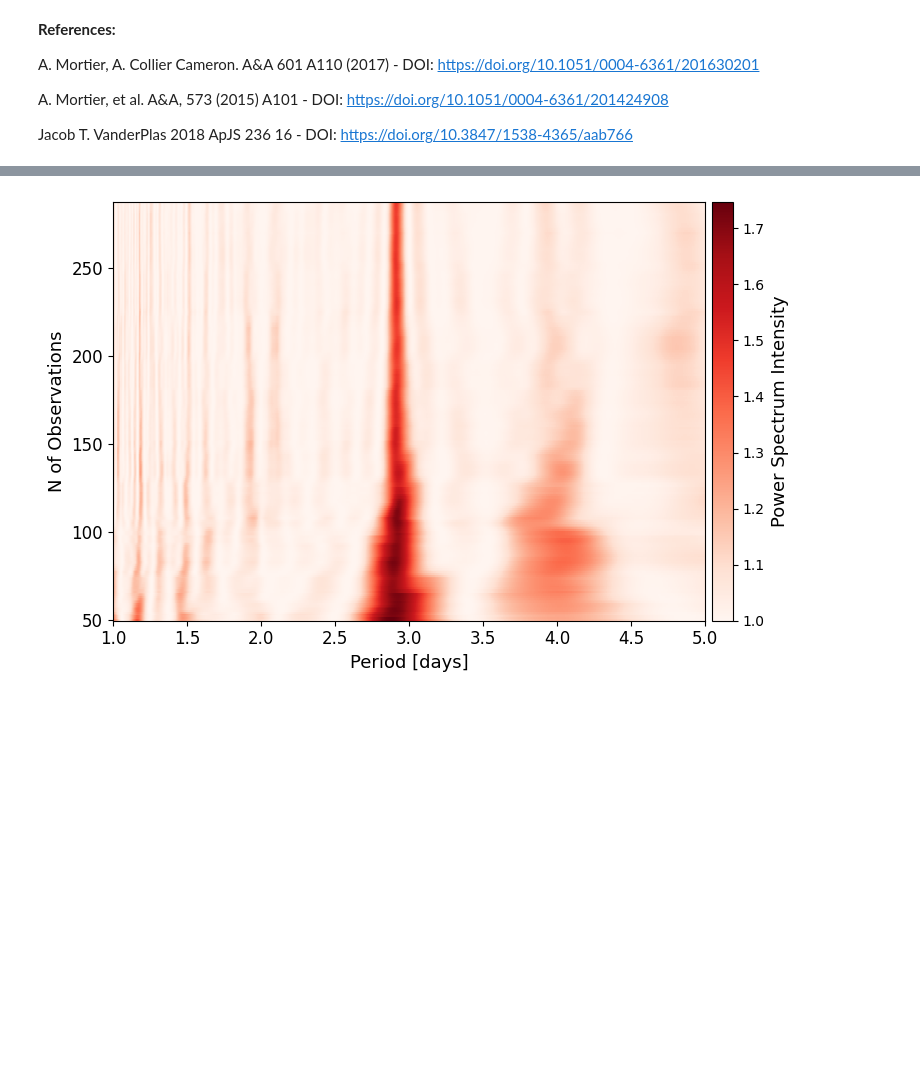
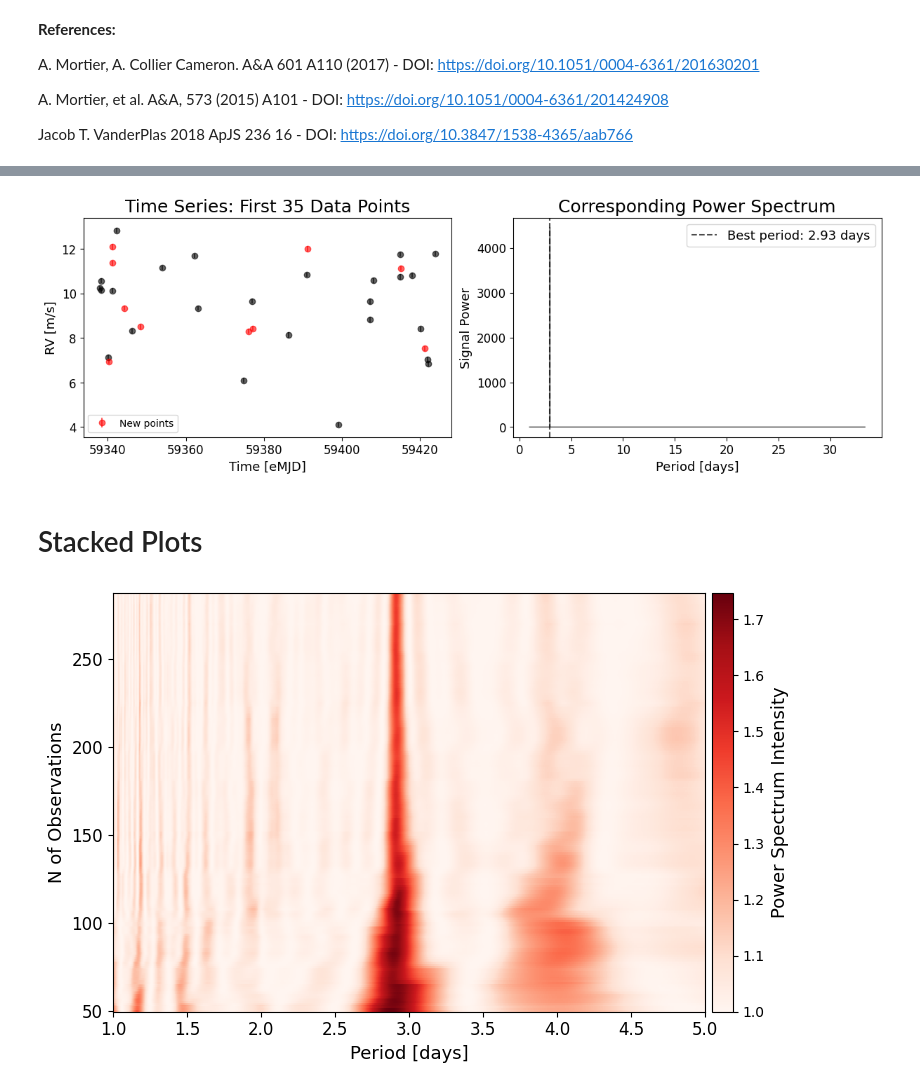
Before and after one commit to cleber-si/SBGLS-Implementation, a Jupyter notebook: Stacked_Periodogram.ipynb, the cells around one changed output, grey strips where cells are left out. Saved outputs shown, nothing was run; the diff lists cells and outputs as text; code cells hidden in the pictures; blank space fills up the shorter version.

```diff
--- a/Stacked_Periodogram.ipynb
+++ b/Stacked_Periodogram.ipynb
@@ -43,3 +52,10 @@ aux.plot_curve_and_periodogram(time, RV, RV_error, 50, periodogram_type='BGLS',
+# %%
+aux.plot_curve_and_periodogram(time, RV, RV_error, 35, periodogram_type='BGLS',
+                               mode='random', old_idxs_mask=output2['idxs_masks']);
+# %% [output]
+[figure, added]
+# %% [markdown]
+# Stacked Plots
 # %%
 data = aux.stacked_periodogram(time, RV, RV_error, N_min=50,
                                periodogram_type='GLS', p_min=1,
```
Also changed, not shown: parts of 12 cells of this notebook, 1 other file.
